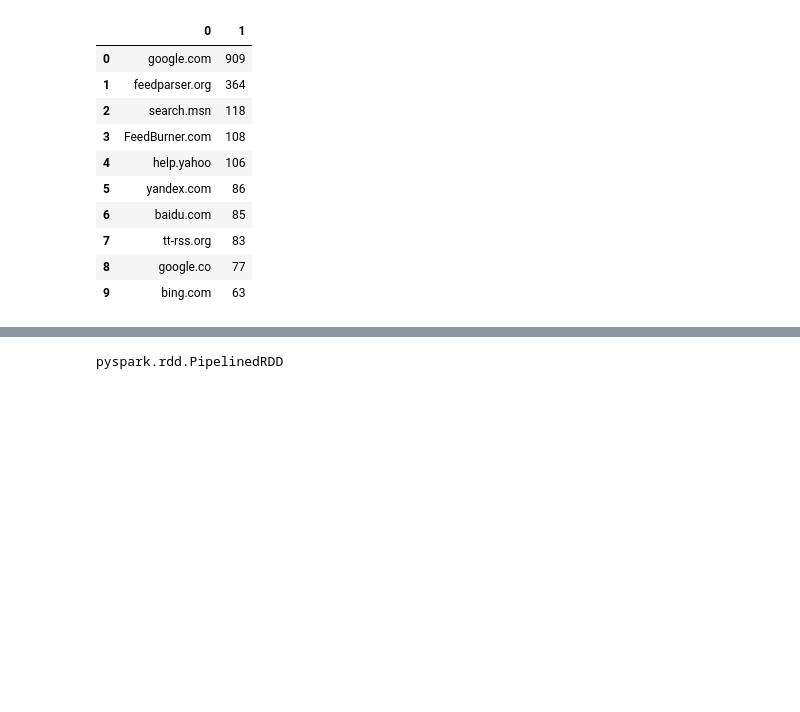
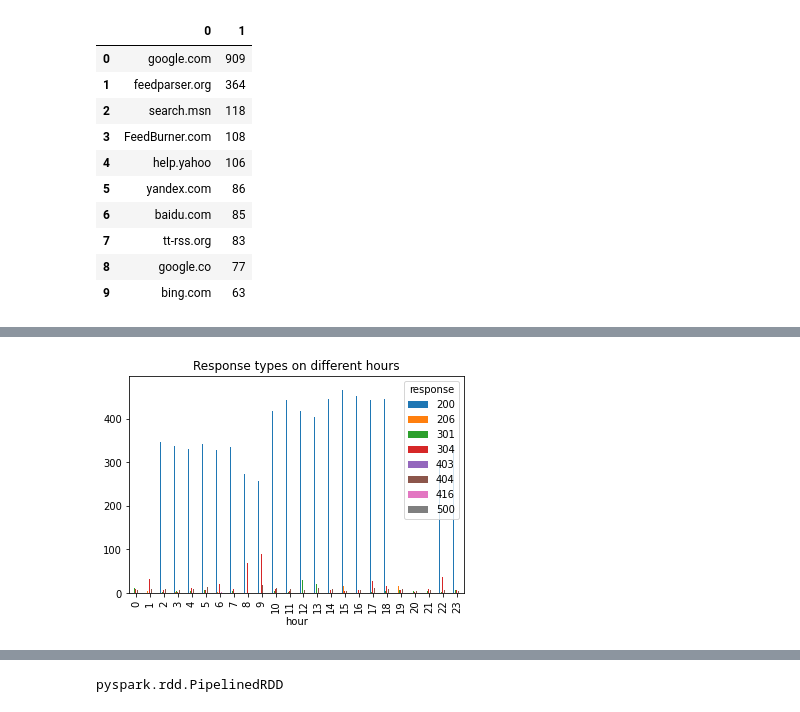
Before and after one commit to sgrzegorz/analiza-duzych-zbiorow-danych, a Jupyter notebook: 01rdd_intro/lab1.ipynb, the cells around one changed output, grey strips where cells are left out. Saved outputs shown, nothing was run; the diff lists cells and outputs as text; code cells hidden in the pictures; blank space fills up the shorter version.

```diff
--- a/01rdd_intro/lab1.ipynb
+++ b/01rdd_intro/lab1.ipynb
@@ -80,0 +94,5 @@ adictosalared.com
+# %%
+df.pivot("hour", "response", "number").plot(kind='bar',title='Response types on different hours')
+plt.show()
+# %% [output]
+[figure, added]
```
Also changed, not shown: parts of 11 cells of this notebook.
